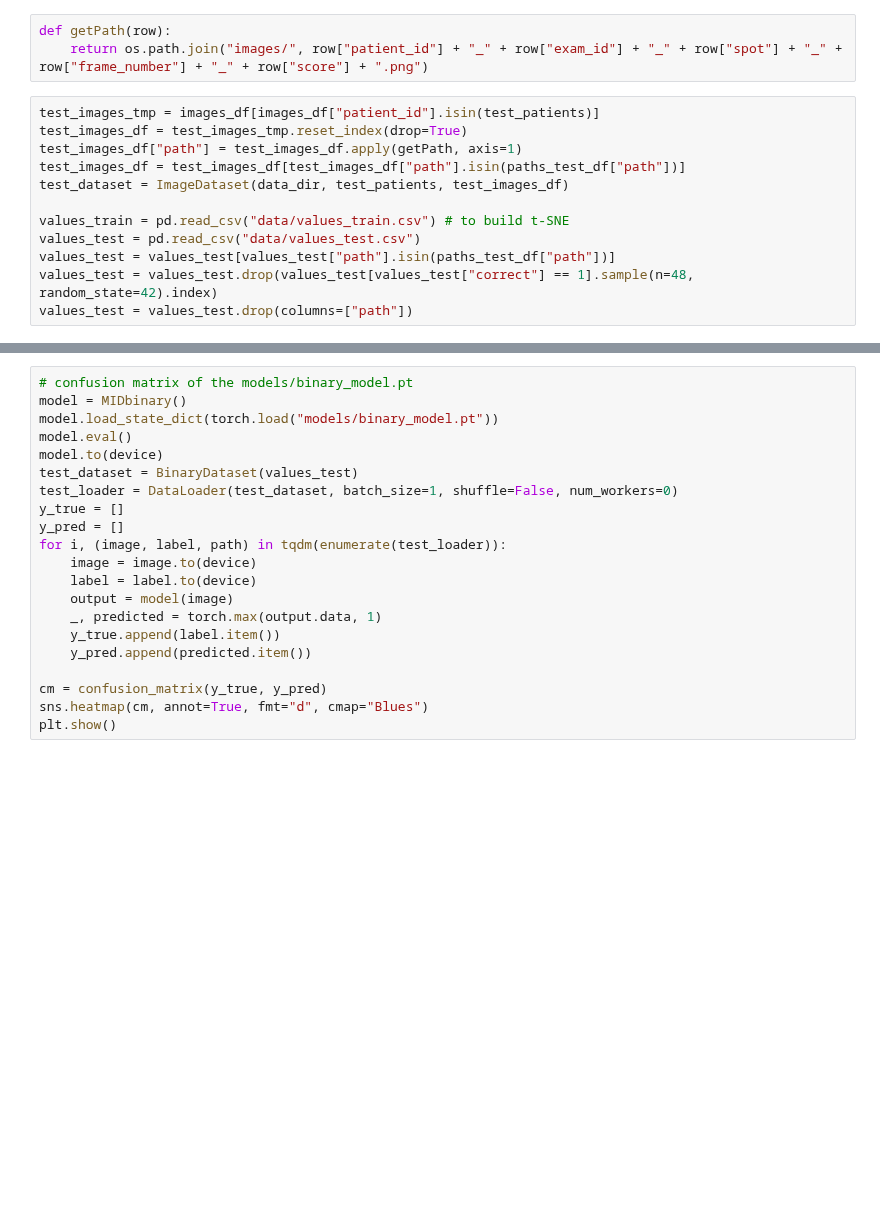
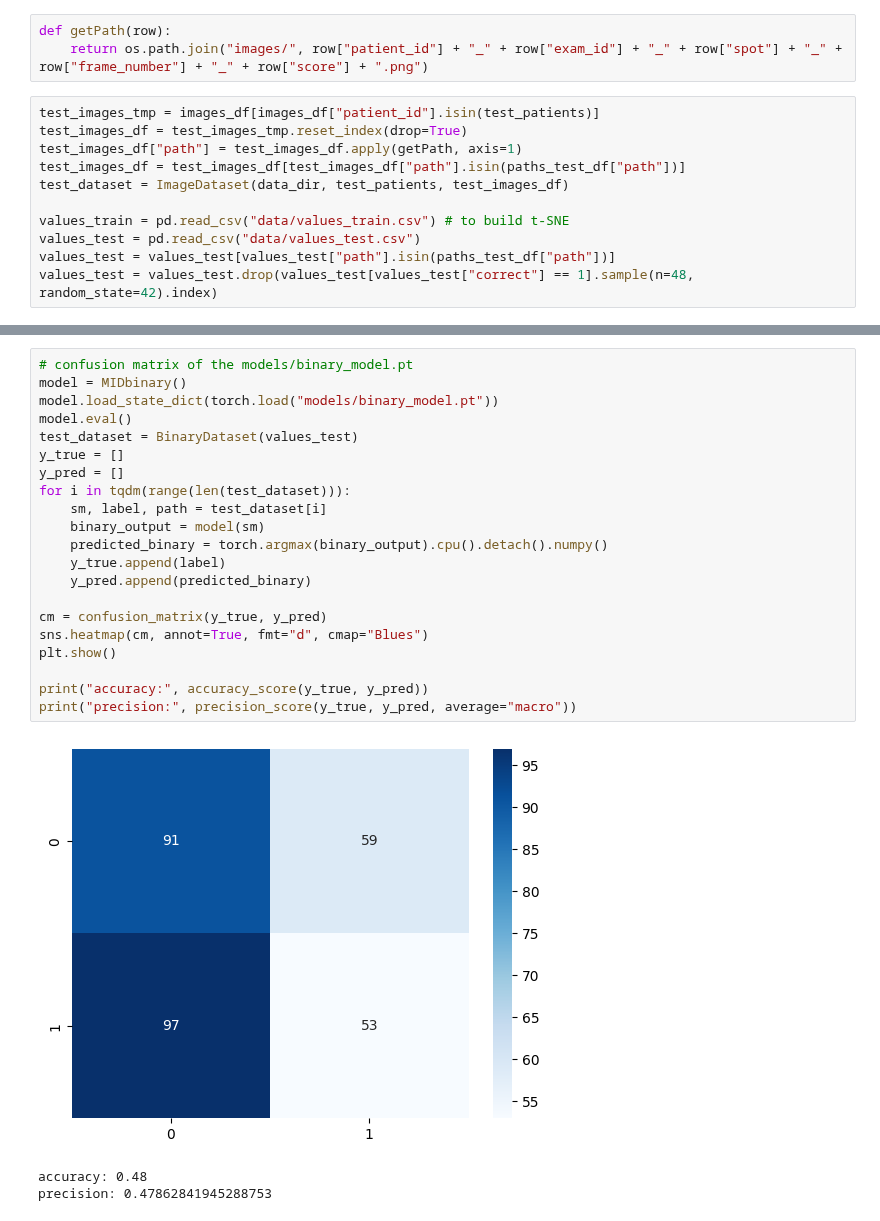
Before and after one commit to davidemodolo/Lung-Ultrasound-Image-Classifier, a Jupyter notebook: project.ipynb, the cells around one changed output, grey strips where cells are left out. Cells and saved outputs as stored; diff of their text form; blank space fills up the shorter version.

```diff
--- a/project.ipynb
+++ b/project.ipynb
@@ -181,7 +214,6 @@ values_train = pd.read_csv("data/values_train.csv") # to build t-SNE
 values_test = pd.read_csv("data/values_test.csv")
 values_test = values_test[values_test["path"].isin(paths_test_df["path"])]
 values_test = values_test.drop(values_test[values_test["correct"] == 1].sample(n=48, random_state=42).index)
-values_test = values_test.drop(columns=["path"])
 # %%
 # confusion matrix of the models/MIDmodel2.pt
 model = MIDmodel2()
@@ -206,21 +245,25 @@ plt.show()
 # %%
 # confusion matrix of the models/binary_model.pt
 model = MIDbinary()
 model.load_state_dict(torch.load("models/binary_model.pt"))
 model.eval()
-model.to(device)
 test_dataset = BinaryDataset(values_test)
-test_loader = DataLoader(test_dataset, batch_size=1, shuffle=False, num_workers=0)
 y_true = []
 y_pred = []
-for i, (image, label, path) in tqdm(enumerate(test_loader)):
-    image = image.to(device)
-    label = label.to(device)
-    output = model(image)
-    _, predicted = torch.max(output.data, 1)
-    y_true.append(label.item())
-    y_pred.append(predicted.item())
+for i in tqdm(range(len(test_dataset))):
+    sm, label, path = test_dataset[i]
+    binary_output = model(sm)
+    predicted_binary = torch.argmax(binary_output).cpu().detach().numpy()
+    y_true.append(label)
+    y_pred.append(predicted_binary)
 
 cm = confusion_matrix(y_true, y_pred)
 sns.heatmap(cm, annot=True, fmt="d", cmap="Blues")
 plt.show()
+
+print("accuracy:", accuracy_score(y_true, y_pred))
+print("precision:", precision_score(y_true, y_pred, average="macro"))
+# %% [output]
+[figure, added]
+accuracy: 0.48
+precision: 0.47862841945288753
```
Also changed, not shown: parts of 10 cells of this notebook.
